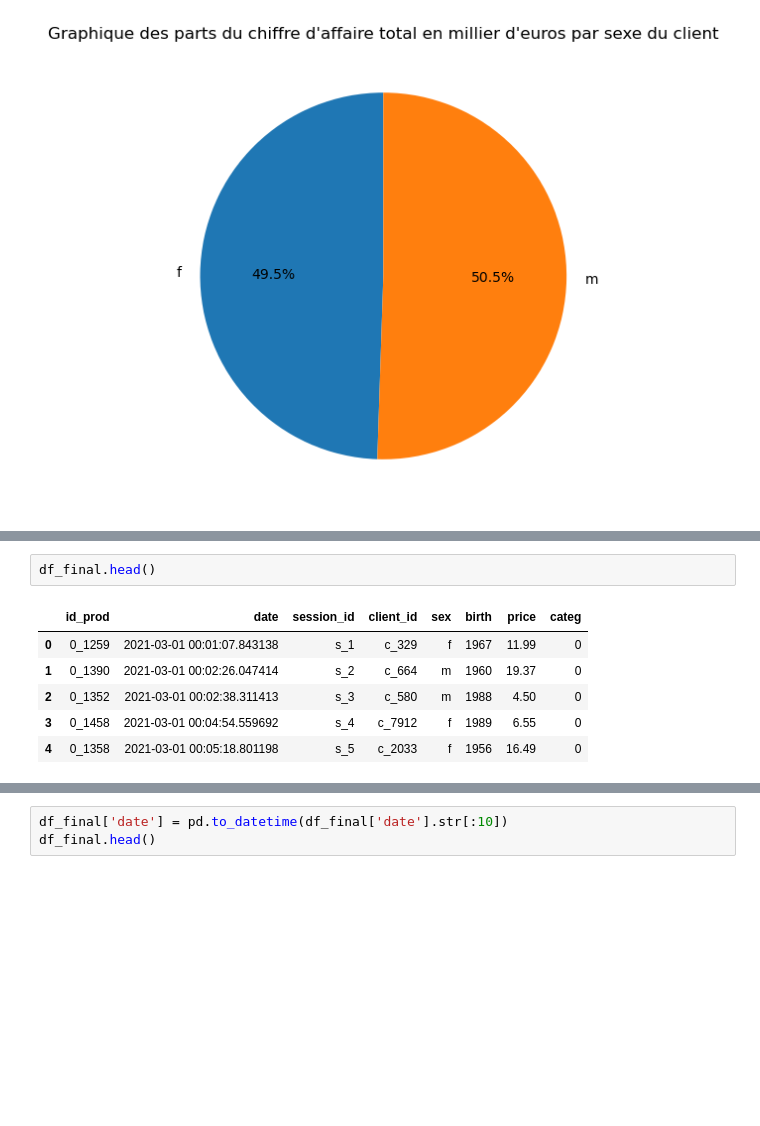
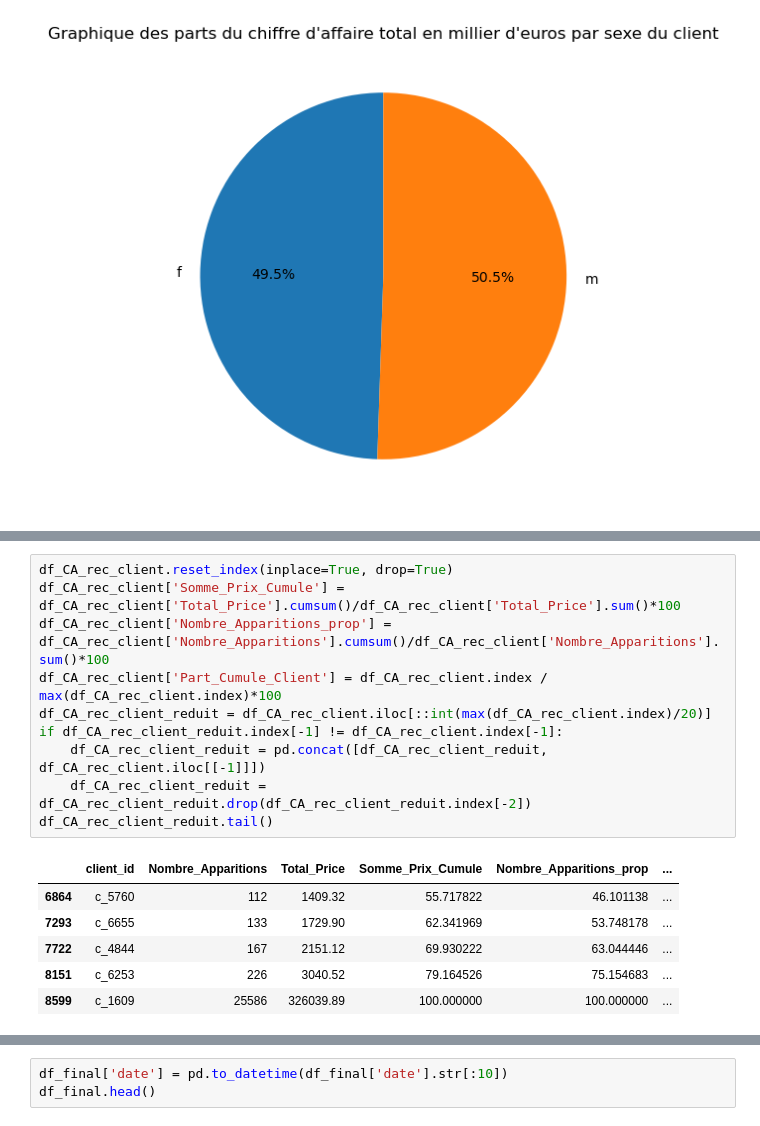
Before and after one commit to kikduck/DA-P6, a Jupyter notebook: notebook-p6.ipynb, the cells around one changed output, grey strips where cells are left out. Cells and saved outputs as stored; diff of their text form; blank space fills up the shorter version.

```diff
--- a/notebook-p6.ipynb
+++ b/notebook-p6.ipynb
@@ -125,9 +127,17 @@ df_CA_rec_client.head()
-# %%
-df_final.head()
-# %% [output]
-|  | id_prod | date | session_id | client_id | sex | birth | price | categ |
-| 0 | 0_1259 | 2021-03-01 00:01:07.843138 | s_1 | c_329 | f | 1967 | 11.99 | 0 |
-| 1 | 0_1390 | 2021-03-01 00:02:26.047414 | s_2 | c_664 | m | 1960 | 19.37 | 0 |
-| 2 | 0_1352 | 2021-03-01 00:02:38.311413 | s_3 | c_580 | m | 1988 | 4.50 | 0 |
-| 3 | 0_1458 | 2021-03-01 00:04:54.559692 | s_4 | c_7912 | f | 1989 | 6.55 | 0 |
-| 4 | 0_1358 | 2021-03-01 00:05:18.801198 | s_5 | c_2033 | f | 1956 | 16.49 | 0 |
+# %%
+df_CA_rec_client.reset_index(inplace=True, drop=True)
+df_CA_rec_client['Somme_Prix_Cumule'] = df_CA_rec_client['Total_Price'].cumsum()/df_CA_rec_client['Total_Price'].sum()*100
+df_CA_rec_client['Nombre_Apparitions_prop'] = df_CA_rec_client['Nombre_Apparitions'].cumsum()/df_CA_rec_client['Nombre_Apparitions'].sum()*100
+df_CA_rec_client['Part_Cumule_Client'] = df_CA_rec_client.index / max(df_CA_rec_client.index)*100
+df_CA_rec_client_reduit = df_CA_rec_client.iloc[::int(max(df_CA_rec_client.index)/20)]
+if df_CA_rec_client_reduit.index[-1] != df_CA_rec_client.index[-1]:
+    df_CA_rec_client_reduit = pd.concat([df_CA_rec_client_reduit, df_CA_rec_client.iloc[[-1]]])
+    df_CA_rec_client_reduit = df_CA_rec_client_reduit.drop(df_CA_rec_client_reduit.index[-2])
+df_CA_rec_client_reduit.tail()
+# %% [output]
+|  | client_id | Nombre_Apparitions | Total_Price | Somme_Prix_Cumule | Nombre_Apparitions_prop | ... |
+| 6864 | c_5760 | 112 | 1409.32 | 55.717822 | 46.101138 | ... |
+| 7293 | c_6655 | 133 | 1729.90 | 62.341969 | 53.748178 | ... |
+| 7722 | c_4844 | 167 | 2151.12 | 69.930222 | 63.044446 | ... |
+| 8151 | c_6253 | 226 | 3040.52 | 79.164526 | 75.154683 | ... |
+| 8599 | c_1609 | 25586 | 326039.89 | 100.000000 | 100.000000 | ... |
```
Also changed, not shown: parts of 2 cells of this notebook.
